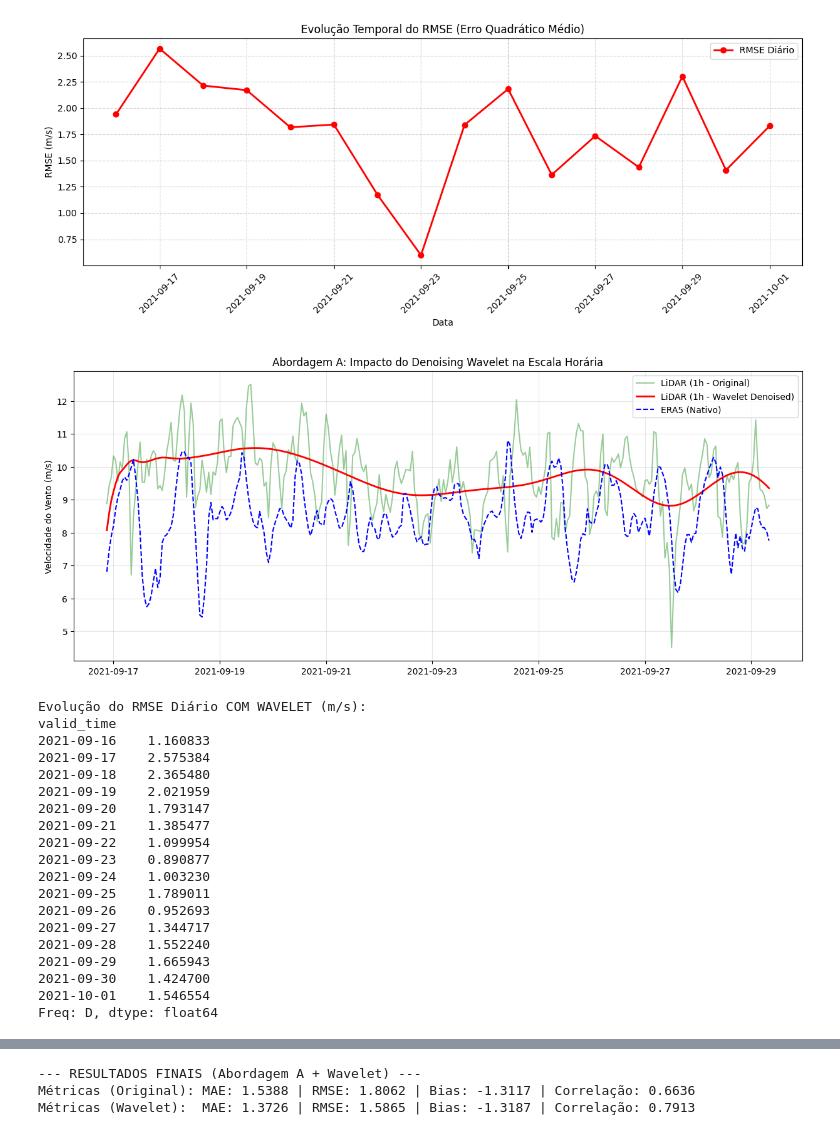
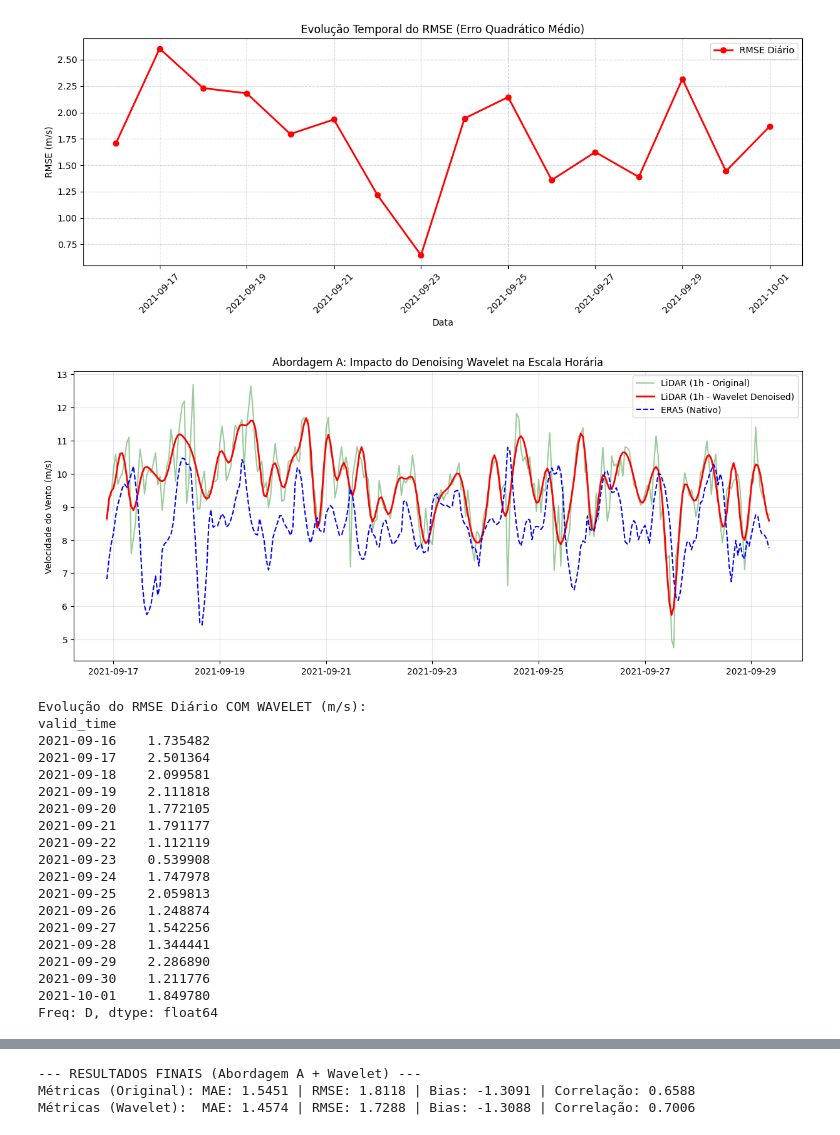
Before and after one commit to Ig0r-or/MLOps-Wind-Speed-Forecasting-Using-LiDAR-ERA5, a Jupyter notebook: notebooks/1_3_Filtragem_e_Transformada_de_Wavelet.ipynb, the cells around one changed output, grey strips where cells are left out. Cells and saved outputs as stored; diff of their text form; code cells hidden in the pictures.

Commit message:
feat: ajuste de Level para a Wavelet

```diff
--- a/notebooks/1_3_Filtragem_e_Transformada_de_Wavelet.ipynb
+++ b/notebooks/1_3_Filtragem_e_Transformada_de_Wavelet.ipynb
@@ -22,11 +22,11 @@ df_lidar['valid_time'] = df_lidar['valid_time'] + pd.Timedelta(hours=3) # Conver
 df_lidar = df_lidar.set_index('valid_time')
 lidar_periodo = df_lidar['ws100'].loc['2021-09-15':'2021-11-08']
 
-#lidar_horario = df_lidar[['ws100']].resample('1h', offset='30min').mean() TESTE
-lidar_horario = df_lidar[['ws100']].resample('1h').mean()
+lidar_horario = df_lidar[['ws100']].resample('1h', offset='30min').mean()
+#lidar_horario = df_lidar[['ws100']].resample('1h').mean()
 
-# Deslocamos o índice resultante em +30 minutos para frente. TESTE
-# lidar_horario.index = lidar_horario.index + pd.Timedelta(minutes=30)
+# Deslocamos o índice resultante em +30 minutos para frente.
+lidar_horario.index = lidar_horario.index + pd.Timedelta(minutes=30)
 df_lidar_final = lidar_horario.rename(columns={'ws100': 'ws100_lidar'})
 
 # Prepara o ERA5 data for join
@@ -54,7 +54,7 @@ rmse_orig = root_mean_squared_error(df_analise['ws100_lidar'], df_analise['ws100
 bias_orig = calculate_bias(df_analise['ws100_lidar'], df_analise['ws100_era5'])
 
 print(f"--- RESULTADOS (Média do LiDAR recortada - Abordagem A) ---")
-print(f"Período Analisado: {df_analise.index.min()} até {df_analise.index.max()} (UTC)")
+print(f"Período Analisado: {df_analise.index.min()} (+3 Horas) até {df_analise.index.max()} (UTC)")
 print(f"Total de horas coincidentes: {len(df_analise)}")
 print(f"Coeficiente de Correlação de Pearson: {corr_orig:.4f}")
 print(f"Erro Médio Absoluto (MAE): {mae_orig:.4f} m/s")
@@ -118,7 +118,7 @@ plt.show()
 # 1. Função de Denoising Wavelet (Configuração do Projeto)
 def wavelet_denoising(data, wavelet='sym18', level=2):
     # Decompõe o sinal em coeficientes de aproximação e detalhe
-    coeff = pywt.wavedec(data, wavelet, mode="per")
+    coeff = pywt.wavedec(data, wavelet, level=level, mode="per")
     # Zera os coeficientes de detalhe (ruído de alta frequência)
     coeff[1:] = [np.zeros_like(v) for v in coeff[1:]]
     # Reconstrói o sinal apenas com a aproximação suavizada
@@ -208,22 +208,22 @@ valid_time
 Freq: D, dtype: float64
-[figure, old version]
+[figure, new version]
-[figure, old version]
+[figure, new version]
 Evolução do RMSE Diário COM WAVELET (m/s):
 valid_time
-2021-09-16    1.160833
-2021-09-17    2.575384
-2021-09-18    2.365480
-2021-09-19    2.021959
-2021-09-20    1.793147
-2021-09-21    1.385477
-2021-09-22    1.099954
-2021-09-23    0.890877
-2021-09-24    1.003230
-2021-09-25    1.789011
-2021-09-26    0.952693
-2021-09-27    1.344717
-2021-09-28    1.552240
-2021-09-29    1.665943
-2021-09-30    1.424700
-2021-10-01    1.546554
+2021-09-16    1.735482
+2021-09-17    2.501364
+2021-09-18    2.099581
+2021-09-19    2.111818
+2021-09-20    1.772105
+2021-09-21    1.791177
+2021-09-22    1.112119
+2021-09-23    0.539908
+2021-09-24    1.747978
+2021-09-25    2.059813
+2021-09-26    1.248874
+2021-09-27    1.542256
+2021-09-28    1.344441
+2021-09-29    2.286890
+2021-09-30    1.211776
+2021-10-01    1.849780
 Freq: D, dtype: float64
@@ -231,6 +231,6 @@ Freq: D, dtype: float64
 --- RESULTADOS FINAIS (Abordagem A + Wavelet) ---
-Métricas (Original): MAE: 1.5388 | RMSE: 1.8062 | Bias: -1.3117 | Correlação: 0.6636
-Métricas (Wavelet):  MAE: 1.3726 | RMSE: 1.5865 | Bias: -1.3187 | Correlação: 0.7913
+Métricas (Original): MAE: 1.5451 | RMSE: 1.8118 | Bias: -1.3091 | Correlação: 0.6588
+Métricas (Wavelet):  MAE: 1.4574 | RMSE: 1.7288 | Bias: -1.3088 | Correlação: 0.7006
 # %%
 # Utiliza-se a interpolação linear
 era5_10min = era5_ponto.ws100.resample(valid_time='10min').interpolate('linear')
```
Also changed, not shown: parts of 2 cells of this notebook.
